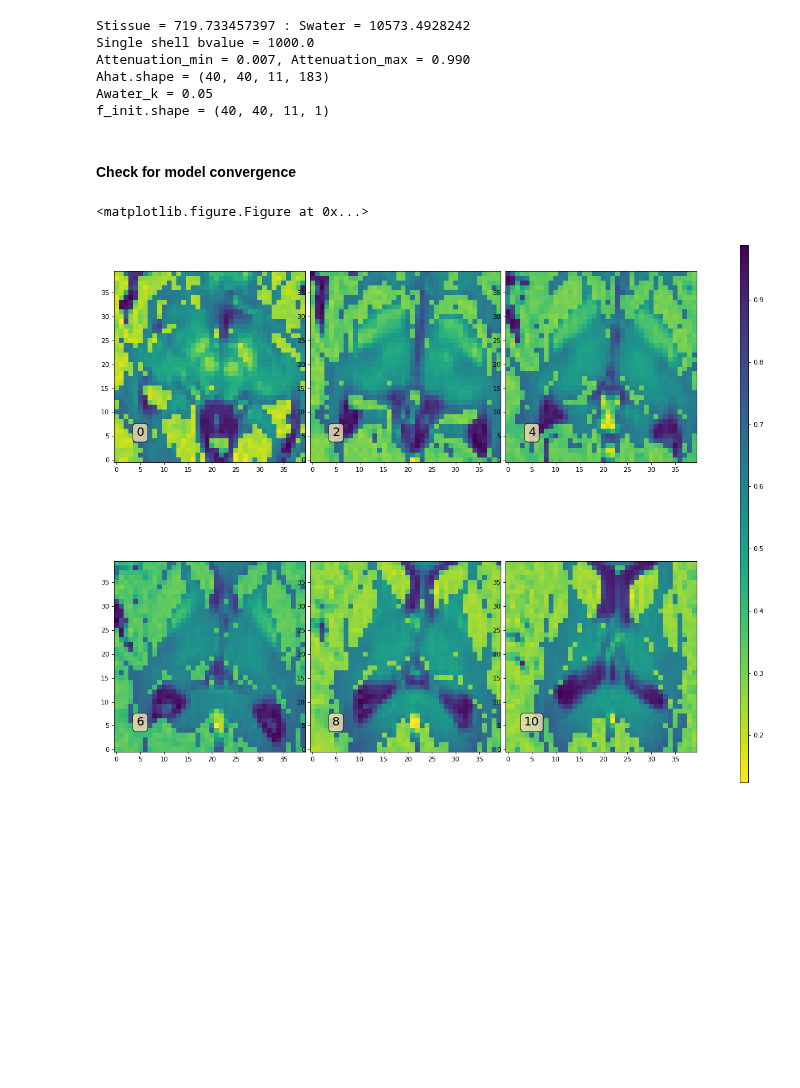
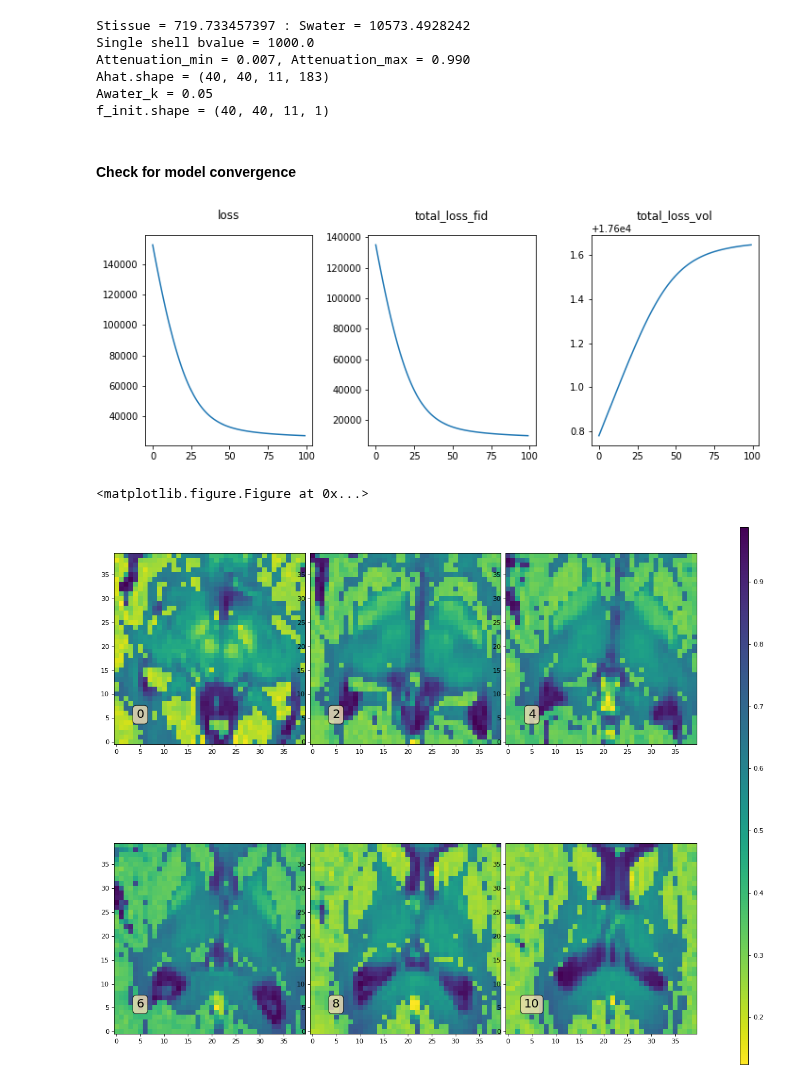
Before and after one commit to sameerd/DiffusionTensorImaging, a Jupyter notebook: notebooks/Example.ipynb, the cells around one changed output. Drawn from its saved outputs; the diff is of its cells as text; code cells hidden in the pictures; blank space fills up the shorter version.

```diff
--- a/notebooks/Example.ipynb
+++ b/notebooks/Example.ipynb
@@ -286,5 +94,6 @@ class FreewaterRunner:
 # %%
 freewater_runner = FreewaterRunner(smalldata, ss_gtab)
+freewater_runner.LOG = False # turn off logging for this example
 freewater_runner.run_model(num_iter=100, dt=0.001)
 # %% [output]
 Stissue = 719.733457397 : Swater = 10573.4928242
@@ -295,6 +104,10 @@ Awater_k = 0.05
 f_init.shape = (40, 40, 11, 1)
 # %% [markdown]
 #### Check for model convergence
+# %%
+freewater_runner.plot_loss()
+# %% [output]
+[figure, added]
 # %%
 # Free water map after iterations
 plt.set_cmap("viridis_r")
```
Also changed, not shown: parts of 2 cells of this notebook, 1 other file.
